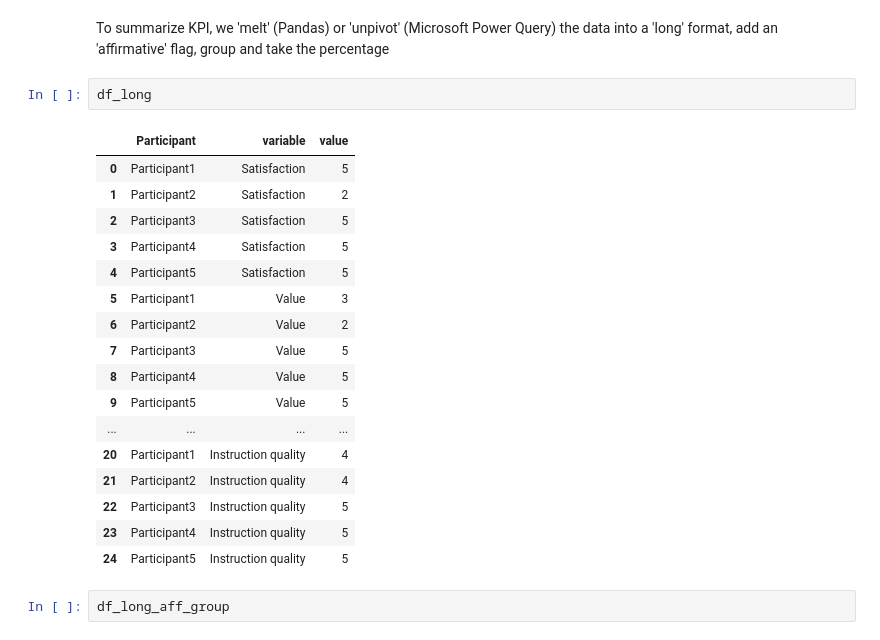
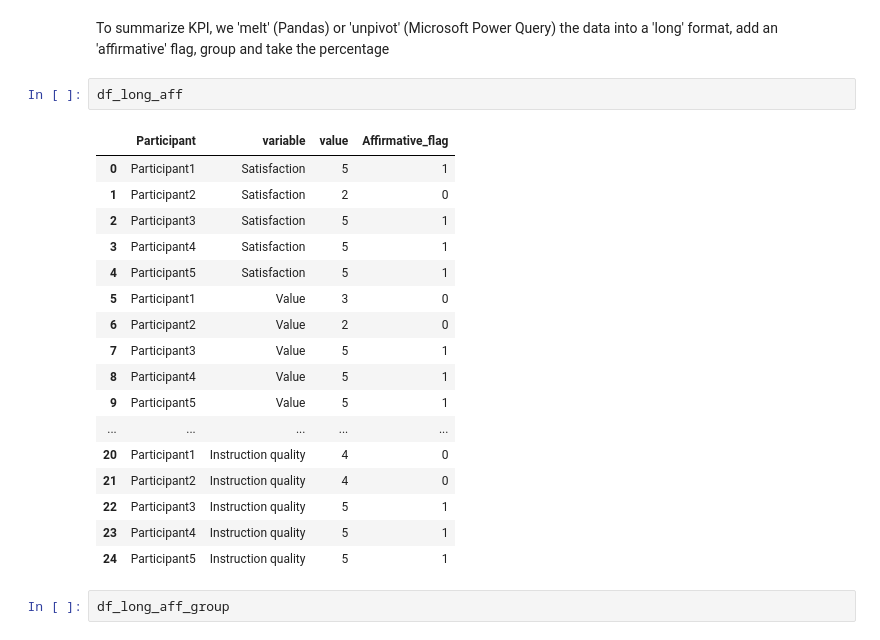
Before and after one commit to mdawso04/organization-development, a Jupyter notebook: _sources/od-practice/01-learning-evaluation/top.ipynb, the cells around one changed output. Drawn from its saved outputs; the diff is of its cells as text.

```diff
--- a/_sources/od-practice/01-learning-evaluation/top.ipynb
+++ b/_sources/od-practice/01-learning-evaluation/top.ipynb
@@ -123,25 +123,25 @@ df
 # %% [markdown]
 To summarize KPI, we 'melt' (Pandas) or 'unpivot' (Microsoft Power Query) the data into a 'long' format, add an 'affirmative' flag, group and take the percentage
 # %%
-df_long
+df_long_aff
 # %% [output]
-|  | Participant | variable | value |
-| 0 | Participant1 | Satisfaction | 5 |
-| 1 | Participant2 | Satisfaction | 2 |
-| 2 | Participant3 | Satisfaction | 5 |
-| 3 | Participant4 | Satisfaction | 5 |
-| 4 | Participant5 | Satisfaction | 5 |
-| 5 | Participant1 | Value | 3 |
-| 6 | Participant2 | Value | 2 |
-| 7 | Participant3 | Value | 5 |
-| 8 | Participant4 | Value | 5 |
-| 9 | Participant5 | Value | 5 |
-| ... | ... | ... | ... |
-| 20 | Participant1 | Instruction quality | 4 |
-| 21 | Participant2 | Instruction quality | 4 |
-| 22 | Participant3 | Instruction quality | 5 |
-| 23 | Participant4 | Instruction quality | 5 |
-| 24 | Participant5 | Instruction quality | 5 |
+|  | Participant | variable | value | Affirmative_flag |
+| 0 | Participant1 | Satisfaction | 5 | 1 |
+| 1 | Participant2 | Satisfaction | 2 | 0 |
+| 2 | Participant3 | Satisfaction | 5 | 1 |
+| 3 | Participant4 | Satisfaction | 5 | 1 |
+| 4 | Participant5 | Satisfaction | 5 | 1 |
+| 5 | Participant1 | Value | 3 | 0 |
+| 6 | Participant2 | Value | 2 | 0 |
+| 7 | Participant3 | Value | 5 | 1 |
+| 8 | Participant4 | Value | 5 | 1 |
+| 9 | Participant5 | Value | 5 | 1 |
+| ... | ... | ... | ... | ... |
+| 20 | Participant1 | Instruction quality | 4 | 0 |
+| 21 | Participant2 | Instruction quality | 4 | 0 |
+| 22 | Participant3 | Instruction quality | 5 | 1 |
+| 23 | Participant4 | Instruction quality | 5 | 1 |
+| 24 | Participant5 | Instruction quality | 5 | 1 |
 # %%
 df_long_aff_group
 # %% [output]
```
Also changed, not shown: parts of 1 cell of this notebook, 2 other files.
